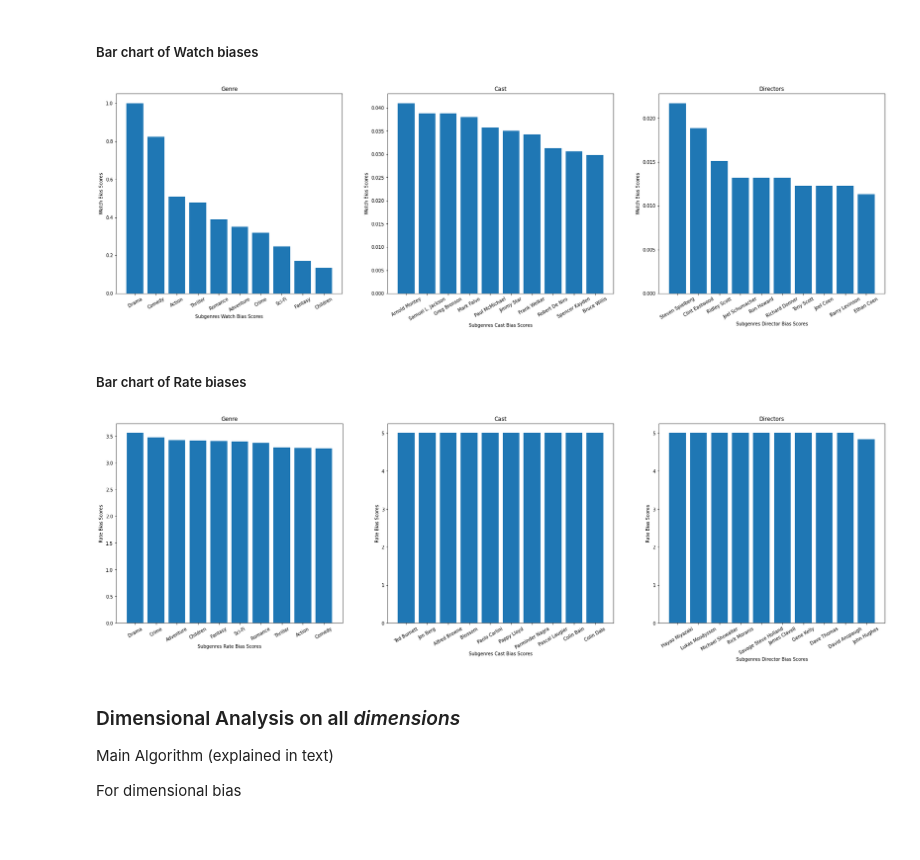
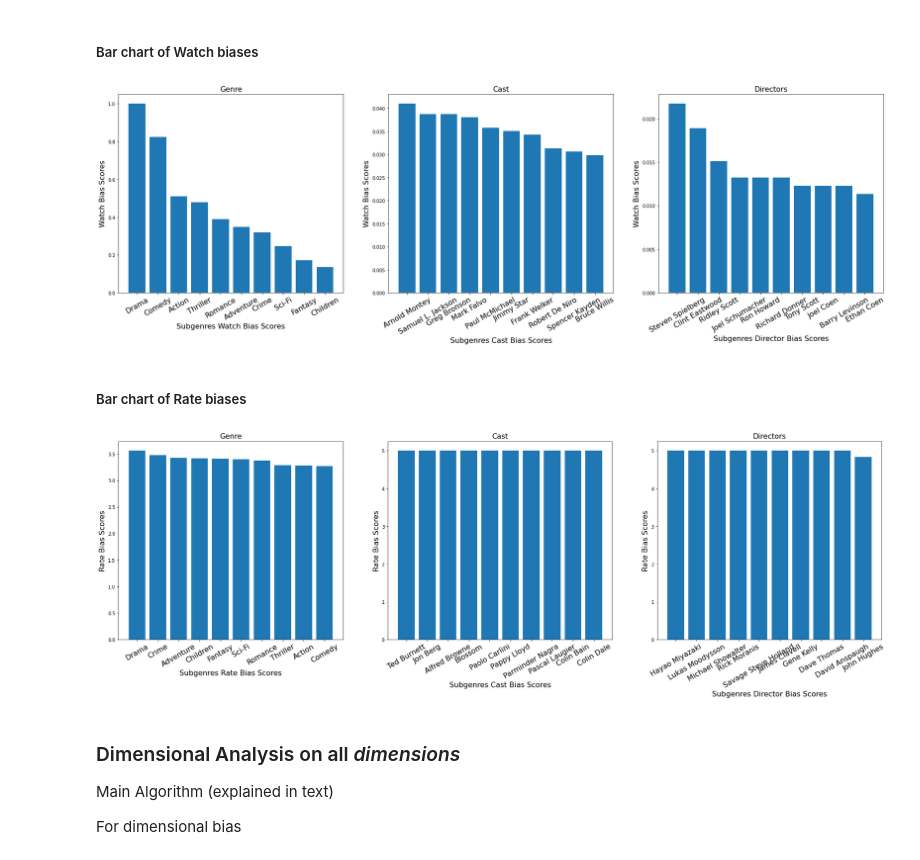
Before and after one commit to pk38/DimensionalBiasDetection, a Jupyter notebook: AlgorithmImplementationFull.ipynb, the cells around one changed output. Saved outputs shown, nothing was run; the diff lists cells and outputs as text; code cells hidden in the pictures.

```diff
--- a/AlgorithmImplementationFull.ipynb
+++ b/AlgorithmImplementationFull.ipynb
@@ -228,45 +228,45 @@ plt.show()
 # %%
 # create subplots
 fig, axs = plt.subplots(1, 3, figsize=(30, 8))
 
 # plot genresWatchBias
 subgenresWatchBias = user_data['subgenresWatchBias'].iloc[0]
 genres = [genre[0] for genre in subgenresWatchBias]
 biases = [bias[1] for bias in subgenresWatchBias]
 axs[0].bar(genres, biases)
-axs[0].set_title('Genre')
-axs[0].set_xticklabels(genres, rotation=30)
-axs[0].set_xlabel('Subgenres Watch Bias Scores')
-axs[0].set_ylabel('Watch Bias Scores')
+axs[0].set_title('Genre', fontsize=16)
+axs[0].set_xticklabels(genres, rotation=30, fontsize=16)
+axs[0].set_xlabel('Subgenres Watch Bias Scores', fontsize=16)
+axs[0].set_ylabel('Watch Bias Scores', fontsize=16)
 
 # plot castWatchBias
 subCastWatchBias = user_data['subCastWatchBias'].iloc[0]
 cast = [actor[0] for actor in subCastWatchBias]
 biases = [bias[1] for bias in subCastWatchBias]
 axs[1].bar(cast[:10], biases[:10])
-axs[1].set_title('Cast')
-axs[1].set_xticklabels(cast[:10], rotation=30)
-axs[1].set_xlabel('Subgenres Cast Bias Scores')
-axs[1].set_ylabel('Watch Bias Scores')
+axs[1].set_title('Cast', fontsize=16)
+axs[1].set_xticklabels(cast[:10], rotation=30, fontsize=16)
+axs[1].set_xlabel('Subgenres Cast Bias Scores', fontsize=16)
+axs[1].set_ylabel('Watch Bias Scores', fontsize=16)
 
 
 # plot directorWatchBias
 subDirectorsWatchBias = user_data['subDirectorsWatchBias'].iloc[0]
 directors = [director[0] for director in subDirectorsWatchBias]
 biases = [bias[1] for bias in subDirectorsWatchBias]
 axs[2].bar(directors[:10], biases[:10])
-axs[2].set_title('Directors')
-axs[2].set_xticklabels(directors[:10], rotation=30)
-axs[2].set_xlabel('Subgenres Director Bias Scores')
-axs[2].set_ylabel('Watch Bias Scores')
+axs[2].set_title('Directors', fontsize=16)
+axs[2].set_xticklabels(directors[:10], rotation=30, fontsize=16)
+axs[2].set_xlabel('Subgenres Director Bias Scores', fontsize=16)
+axs[2].set_ylabel('Watch Bias Scores', fontsize=16)
 
 # adjust spacing between subplots
 plt.subplots_adjust(wspace=0.2, hspace=0.9)
 
 # show the plot
 plt.show()
 # %% [output]
-[figure, old version]
+[figure, new version]
 # %% [markdown]
 ##### Bar chart of Rate biases
 # %%
@@ -278,20 +278,20 @@ subgenresRateBias = user_data['subgenresRateBias'].iloc[0]
 genres = [genre[0] for genre in subgenresRateBias]
 biases = [bias[1] for bias in subgenresRateBias]
 axs[0].bar(genres, biases)
-axs[0].set_title('Genre')
-axs[0].set_xticklabels(genres, rotation=30)
-axs[0].set_xlabel('Subgenres Rate Bias Scores')
-axs[0].set_ylabel('Rate Bias Scores')
+axs[0].set_title('Genre', fontsize=16)
+axs[0].set_xticklabels(genres, rotation=30, fontsize=16)
+axs[0].set_xlabel('Subgenres Rate Bias Scores', fontsize=16)
+axs[0].set_ylabel('Rate Bias Scores', fontsize=16)
 
 # plot castRateBias
 subCastRateBias = user_data['subCastRateBias'].iloc[0]
 cast = [actor[0] for actor in subCastRateBias]
 biases = [bias[1] for bias in subCastRateBias]
 axs[1].bar(cast[:10], biases[:10])
-axs[1].set_title('Cast')
-axs[1].set_xticklabels(cast[:10], rotation=30)
-axs[1].set_xlabel('Subgenres Cast Bias Scores')
-axs[1].set_ylabel('Rate Bias Scores')
+axs[1].set_title('Cast', fontsize=16)
+axs[1].set_xticklabels(cast[:10], rotation=30, fontsize=16)
+axs[1].set_xlabel('Subgenres Cast Bias Scores', fontsize=16)
+axs[1].set_ylabel('Rate Bias Scores', fontsize=16)
 
 
 # plot directorRateBias
@@ -299,10 +299,10 @@ subDirectorsRateBias = user_data['subDirectorsRateBias'].iloc[0]
 directors = [director[0] for director in subDirectorsRateBias]
 biases = [bias[1] for bias in subDirectorsRateBias]
 axs[2].bar(directors[:10], biases[:10])
-axs[2].set_title('Directors')
-axs[2].set_xticklabels(directors[:10], rotation=30)
-axs[2].set_xlabel('Subgenres Director Bias Scores')
-axs[2].set_ylabel('Rate Bias Scores')
+axs[2].set_title('Directors', fontsize=16)
+axs[2].set_xticklabels(directors[:10], rotation=30, fontsize=16)
+axs[2].set_xlabel('Subgenres Director Bias Scores', fontsize=16)
+axs[2].set_ylabel('Rate Bias Scores', fontsize=16)
 
 # adjust spacing between subplots
 plt.subplots_adjust(wspace=0.2, hspace=0.9)
@@ -310,7 +310,7 @@ plt.subplots_adjust(wspace=0.2, hspace=0.9)
 # show the plot
 plt.show()
 # %% [output]
-[figure, old version]
+[figure, new version]
 # %% [markdown]
 ### Dimensional Analysis on all *dimensions*
 Main Algorithm (explained in text)
```
Also changed, not shown: parts of 6 cells of this notebook.
